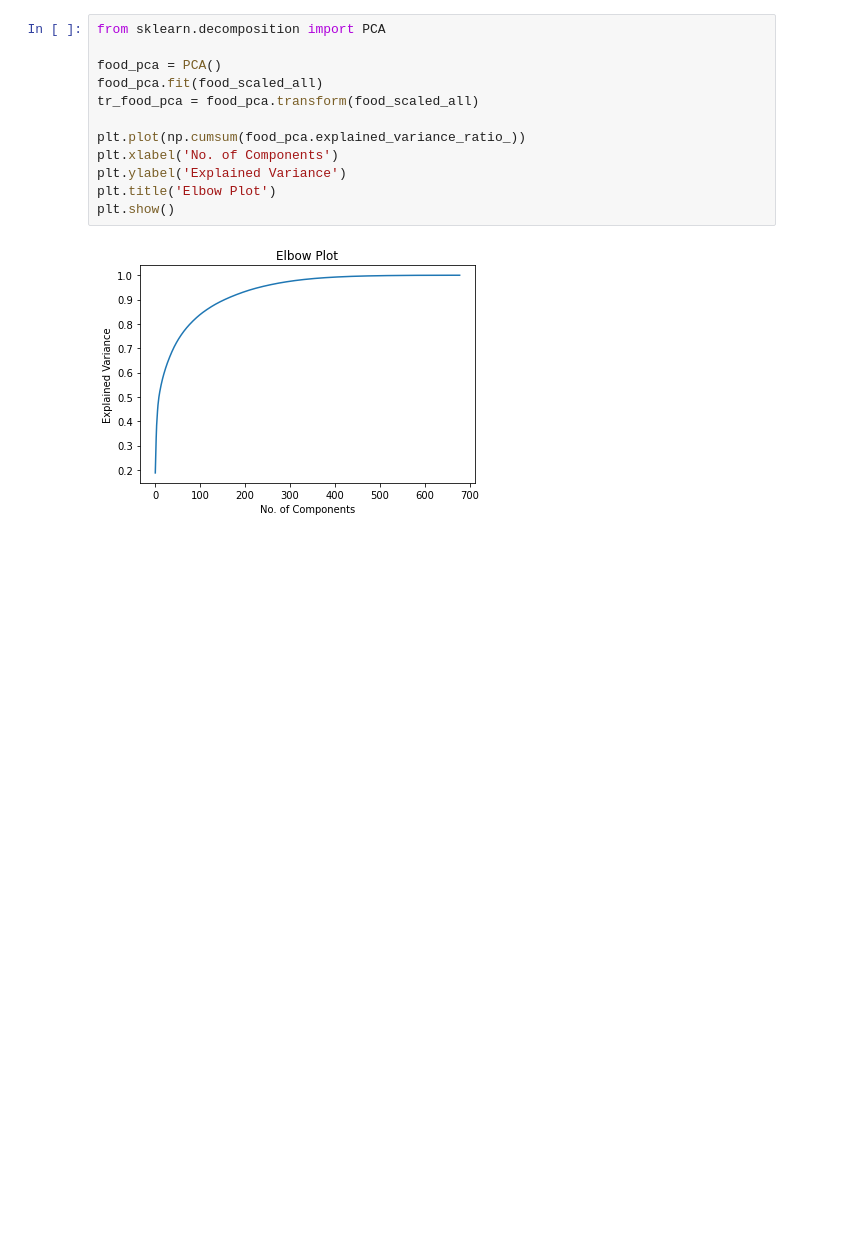
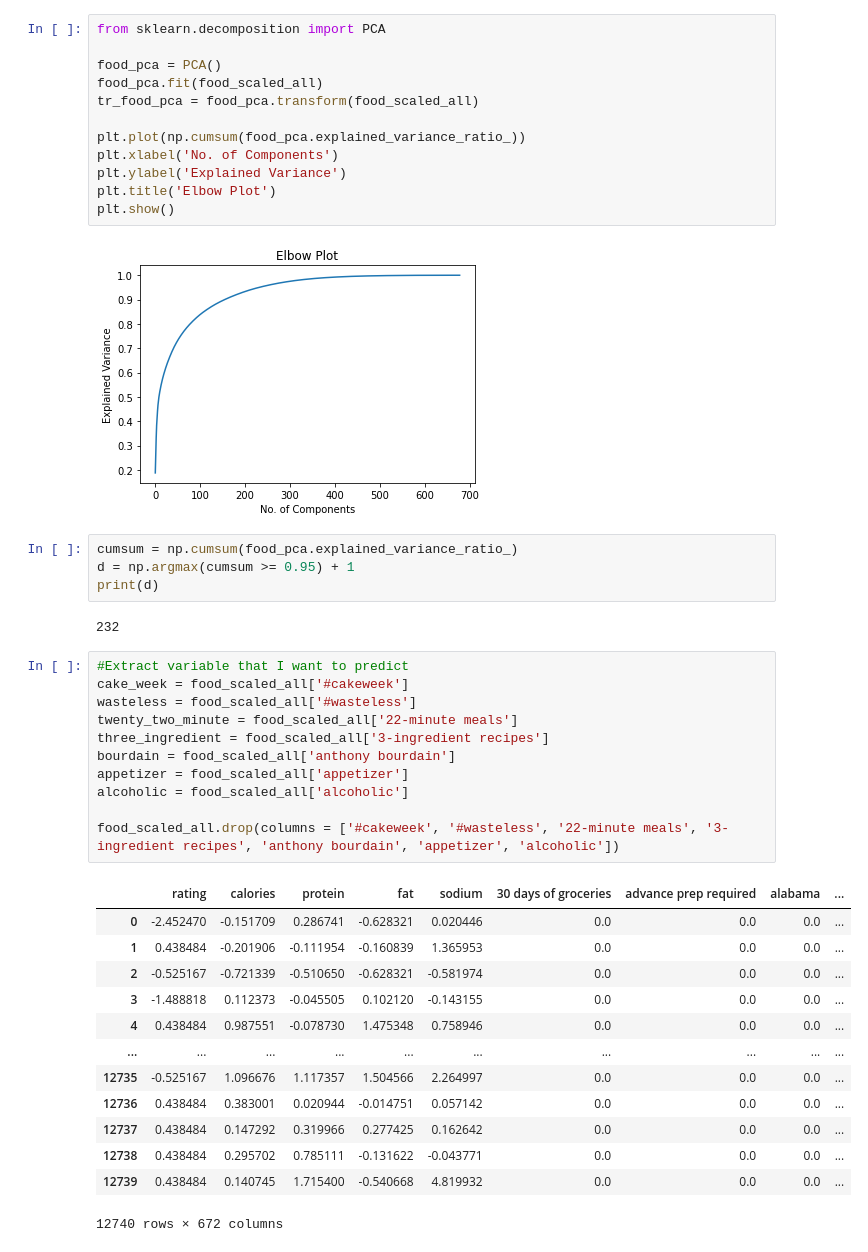
Before and after one commit to robd123/AML, a Jupyter notebook: Project2.ipynb, the cells around one changed output. Drawn from its saved outputs; the diff is of its cells as text; blank space fills up the shorter version.

```diff
--- a/Project2.ipynb
+++ b/Project2.ipynb
@@ -119,3 +95,34 @@ plt.title('Elbow Plot')
 plt.show()
 # %% [output]
 [figure]
+# %%
+cumsum = np.cumsum(food_pca.explained_variance_ratio_)
+d = np.argmax(cumsum >= 0.95) + 1
+print(d)
+# %% [output]
+232
+# %%
+#Extract variable that I want to predict
+cake_week = food_scaled_all['#cakeweek']
+wasteless = food_scaled_all['#wasteless']
+twenty_two_minute = food_scaled_all['22-minute meals']
+three_ingredient = food_scaled_all['3-ingredient recipes']
+bourdain = food_scaled_all['anthony bourdain']
+appetizer = food_scaled_all['appetizer']
+alcoholic = food_scaled_all['alcoholic']
+
+food_scaled_all.drop(columns = ['#cakeweek', '#wasteless', '22-minute meals', '3-ingredient recipes', 'anthony bourdain', 'appetizer', 'alcoholic'])
+# %% [output]
+|  | rating | calories | protein | fat | sodium | 30 days of groceries | advance prep required | alabama | ... |
+| 0 | -2.452470 | -0.151709 | 0.286741 | -0.628321 | 0.020446 | 0.0 | 0.0 | 0.0 | ... |
+| 1 | 0.438484 | -0.201906 | -0.111954 | -0.160839 | 1.365953 | 0.0 | 0.0 | 0.0 | ... |
+| 2 | -0.525167 | -0.721339 | -0.510650 | -0.628321 | -0.581974 | 0.0 | 0.0 | 0.0 | ... |
+| 3 | -1.488818 | 0.112373 | -0.045505 | 0.102120 | -0.143155 | 0.0 | 0.0 | 0.0 | ... |
+| 4 | 0.438484 | 0.987551 | -0.078730 | 1.475348 | 0.758946 | 0.0 | 0.0 | 0.0 | ... |
+| ... | ... | ... | ... | ... | ... | ... | ... | ... | ... |
+| 12735 | -0.525167 | 1.096676 | 1.117357 | 1.504566 | 2.264997 | 0.0 | 0.0 | 0.0 | ... |
+| 12736 | 0.438484 | 0.383001 | 0.020944 | -0.014751 | 0.057142 | 0.0 | 0.0 | 0.0 | ... |
+| 12737 | 0.438484 | 0.147292 | 0.319966 | 0.277425 | 0.162642 | 0.0 | 0.0 | 0.0 | ... |
+| 12738 | 0.438484 | 0.295702 | 0.785111 | -0.131622 | -0.043771 | 0.0 | 0.0 | 0.0 | ... |
+| 12739 | 0.438484 | 0.140745 | 1.715400 | -0.540668 | 4.819932 | 0.0 | 0.0 | 0.0 | ... |
+12740 rows × 672 columns
```
Also changed, not shown: parts of 3 cells of this notebook.
